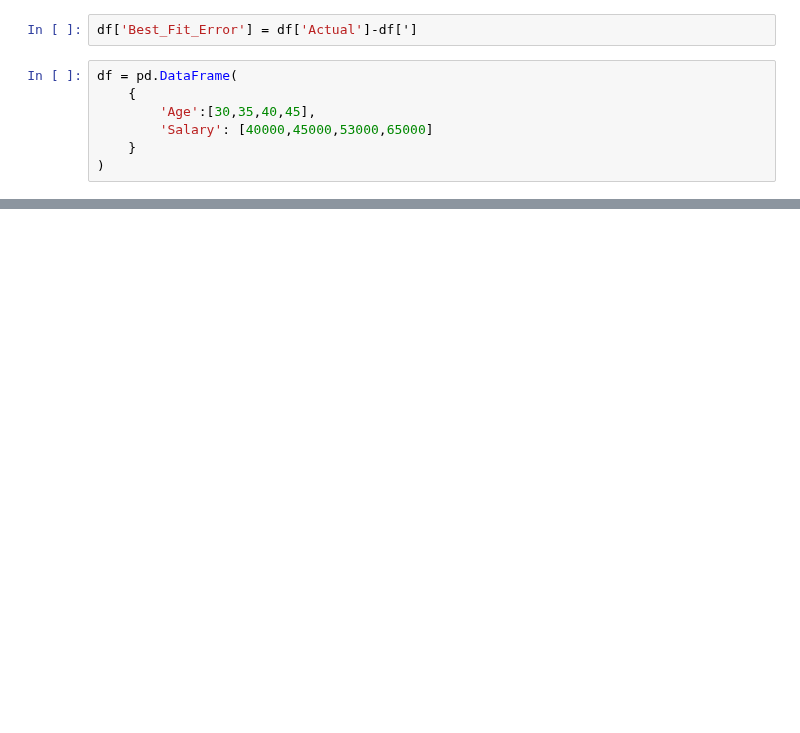
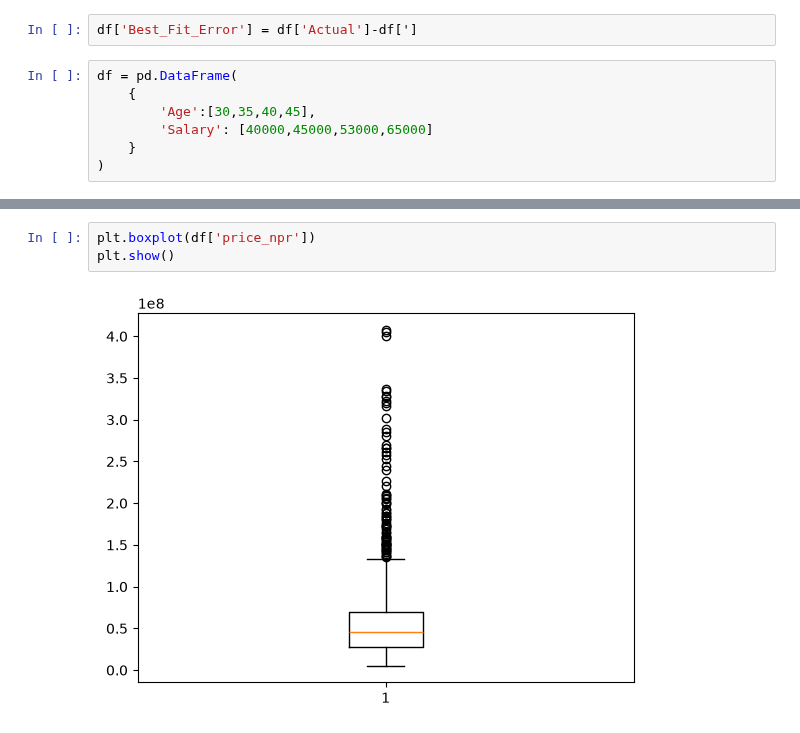
Before and after one commit to hemraj2613/Python-with-Data-Science, a Jupyter notebook: 24_sep.ipynb, the cells around one changed output, grey strips where cells are left out. Saved outputs shown, nothing was run; the diff lists cells and outputs as text; blank space fills up the shorter version.

```diff
--- a/24_sep.ipynb
+++ b/24_sep.ipynb
@@ -44,0 +112,5 @@ np.float64(50750.0)
+# %%
+plt.boxplot(df['price_npr'])
+plt.show()
+# %% [output]
+[figure, added]
```
Also changed, not shown: parts of 47 cells of this notebook, 1 other file.
